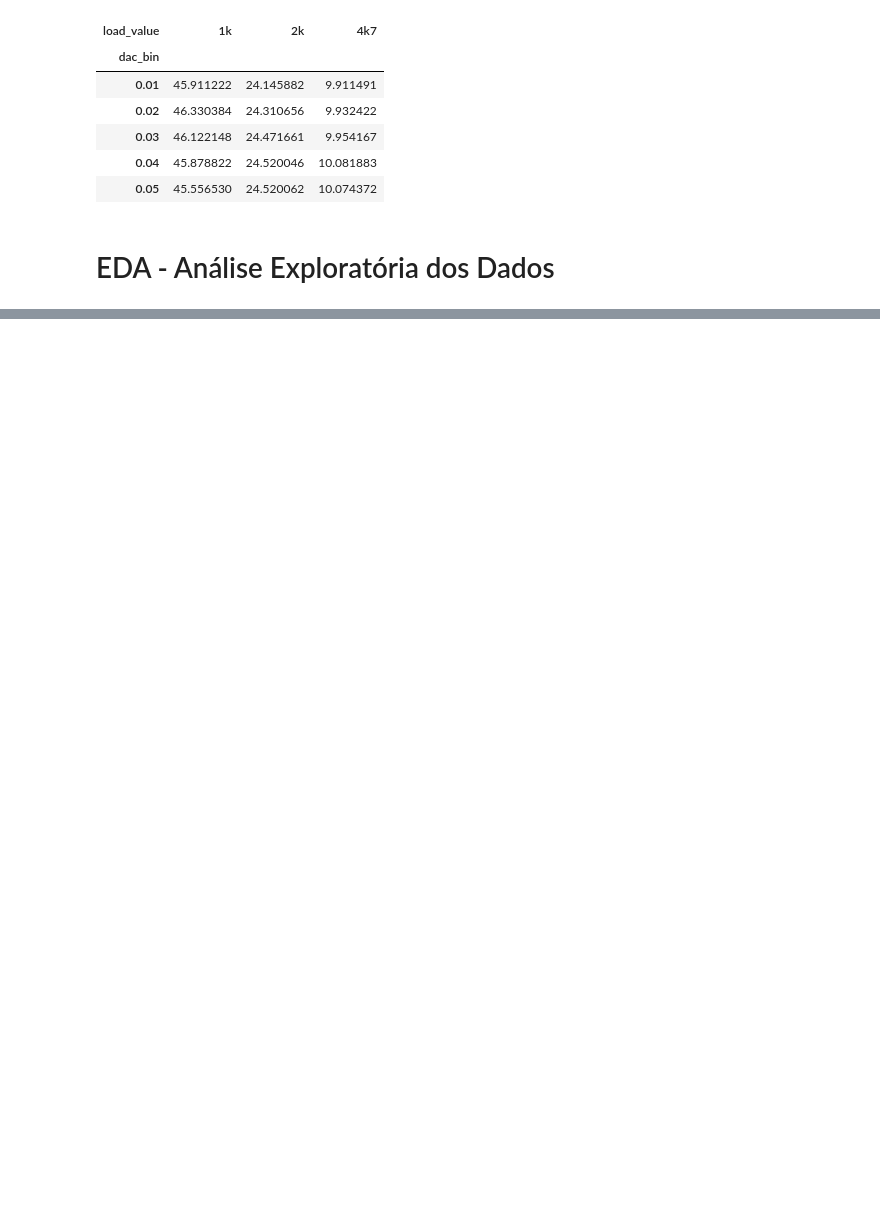
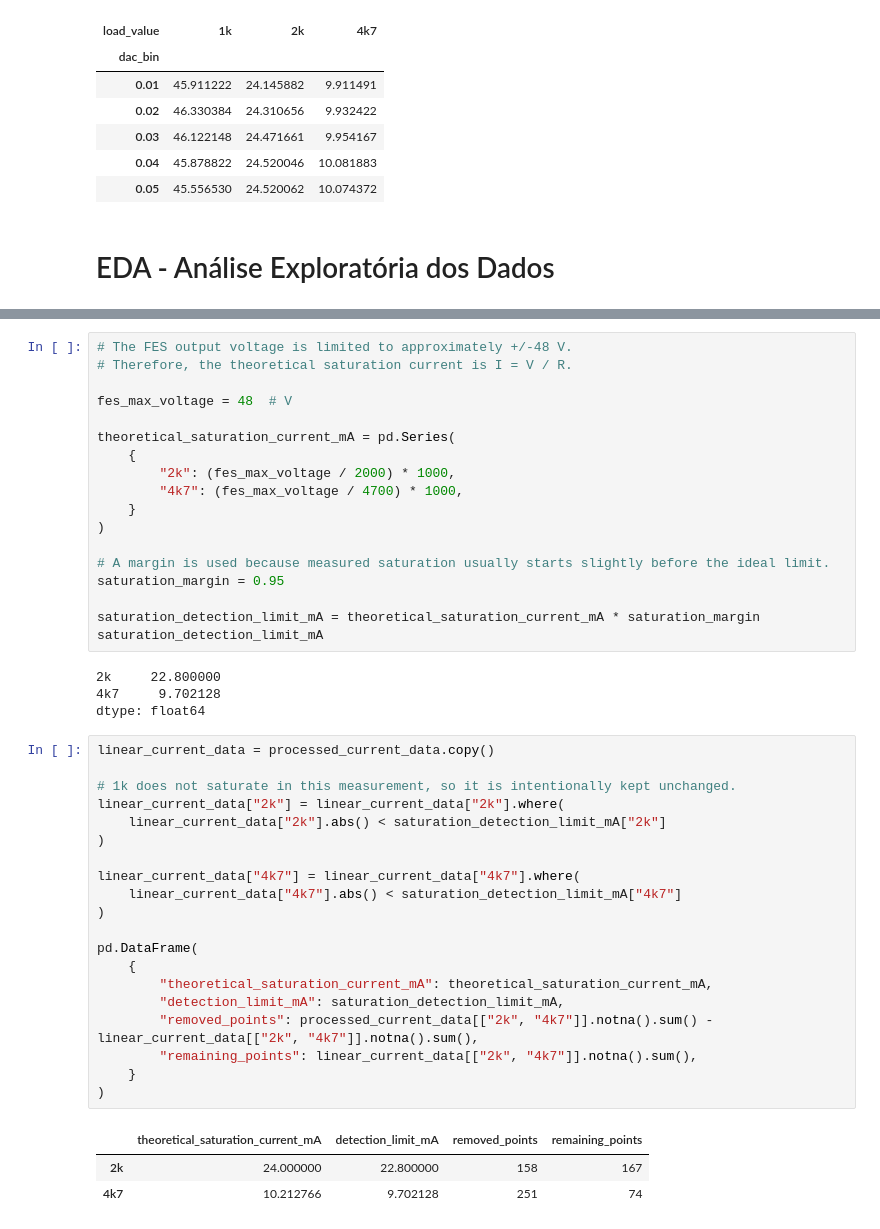
Before and after one commit to import-tiago/FEI, a Jupyter notebook: MSc/PEL309/Analysis/PEL309.ipynb, the cells around one changed output, grey strips where cells are left out. Drawn from its saved outputs; the diff is of its cells as text; blank space fills up the shorter version.

```diff
--- a/MSc/PEL309/Analysis/PEL309.ipynb
+++ b/MSc/PEL309/Analysis/PEL309.ipynb
@@ -319,0 +280,46 @@ Name: current_mA, dtype: float64
+# %%
+# The FES output voltage is limited to approximately +/-48 V.
+# Therefore, the theoretical saturation current is I = V / R.
+
+fes_max_voltage = 48  # V
+
+theoretical_saturation_current_mA = pd.Series(
+    {
+        "2k": (fes_max_voltage / 2000) * 1000,
+        "4k7": (fes_max_voltage / 4700) * 1000,
+    }
+)
+
+# A margin is used because measured saturation usually starts slightly before the ideal limit.
+saturation_margin = 0.95
+
+saturation_detection_limit_mA = theoretical_saturation_current_mA * saturation_margin
+saturation_detection_limit_mA
+# %% [output]
+2k     22.800000
+4k7     9.702128
+dtype: float64
+# %%
+linear_current_data = processed_current_data.copy()
+
+# 1k does not saturate in this measurement, so it is intentionally kept unchanged.
+linear_current_data["2k"] = linear_current_data["2k"].where(
+    linear_current_data["2k"].abs() < saturation_detection_limit_mA["2k"]
+)
+
+linear_current_data["4k7"] = linear_current_data["4k7"].where(
+    linear_current_data["4k7"].abs() < saturation_detection_limit_mA["4k7"]
+)
+
+pd.DataFrame(
+    {
+        "theoretical_saturation_current_mA": theoretical_saturation_current_mA,
+        "detection_limit_mA": saturation_detection_limit_mA,
+        "removed_points": processed_current_data[["2k", "4k7"]].notna().sum() - linear_current_data[["2k", "4k7"]].notna().sum(),
+        "remaining_points": linear_current_data[["2k", "4k7"]].notna().sum(),
+    }
+)
+# %% [output]
+|  | theoretical_saturation_current_mA | detection_limit_mA | removed_points | remaining_points |
+| 2k | 24.000000 | 22.800000 | 158 | 167 |
+| 4k7 | 10.212766 | 9.702128 | 251 | 74 |
```
Also changed, not shown: parts of 8 cells of this notebook.
